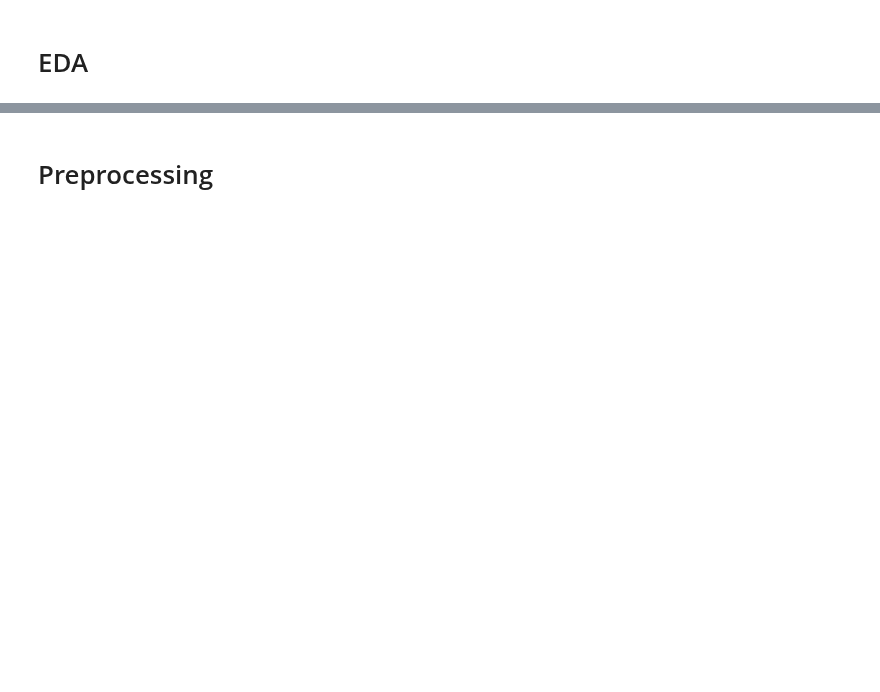
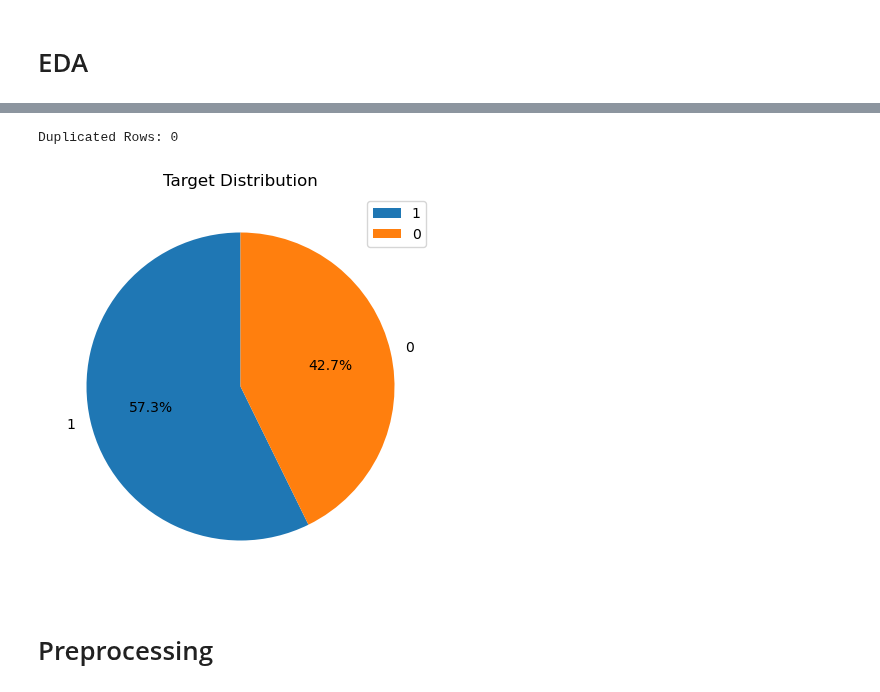
Before and after one commit to dropthedave/MLOps_Project, a Jupyter notebook: Notebook_Lukas.ipynb, the cells around one changed output, grey strips where cells are left out. Cells and saved outputs as stored; diff of their text form; code cells hidden in the pictures; blank space fills up the shorter version.

```diff
--- a/Notebook_Lukas.ipynb
+++ b/Notebook_Lukas.ipynb
@@ -40,6 +53,0 @@ print(f'cancelled or diverted flights (relative): {dataframe.Cancelled.value_cou
-# %%
-# create target feature
-dataframe['Target'] = np.where((dataframe.Cancelled == 1) | (dataframe.Diverted == 1), 1, 0)
-# %%
-# drop columns Cancelled, CancellationCode and diverted
-dataframe = dataframe.drop(columns=['Cancelled', 'CancellationCode', 'Diverted'])
@@ -80,3 +58,17 @@ Q1, Q2, Q3, Q4 = split_dataframe(dataframe=dataframe, method='quarterly')
+# %%
+def split_dataframe(dataframe=dataframe):
+    # order dataframe by month
+    dataframe = dataframe.sort_values(by='UTC').reset_index(drop=True)
+
+    # split dataframe into 3 equal sized datasets
+    dataframe_1 = dataframe.iloc[:int(len(dataframe)/3)]
+    dataframe_2 = dataframe.iloc[int(len(dataframe)/3):int(len(dataframe)/3)*2]
+    dataframe_3 = dataframe.iloc[int(len(dataframe)/3)*2:]
+
+    return dataframe_1, dataframe_2, dataframe_3
+# %%
+# pandas dataframes
+df1, df2, df3 = split_dataframe(dataframe)
 # %% [markdown]
 # EDA
 # %%
@@ -102,5 +121,19 @@ dataset_infos(Q1)
 # %%
 # duplicate rows
-print(f'Duplicated Rows: {Q1.duplicated().sum()}')
+print(f'Duplicated Rows: {df1.duplicated().sum()}')
+# %% [output]
+Duplicated Rows: 0
+# %%
+# plot target distribution (pie chart)
+def plot_target_distribution(dataframe, target='Fire Alarm'):
+    plt.figure(figsize=(10,5))
+    plt.pie(dataframe[target].value_counts(), labels=dataframe[target].value_counts().index, autopct='%1.1f%%', startangle=90)
+    plt.title('Target Distribution')
+    plt.legend()
+    plt.show()
+
+plot_target_distribution(df1)
+# %% [output]
+[figure, added]
 # %% [markdown]
 # Preprocessing
```
Also changed, not shown: parts of 88 cells of this notebook.
